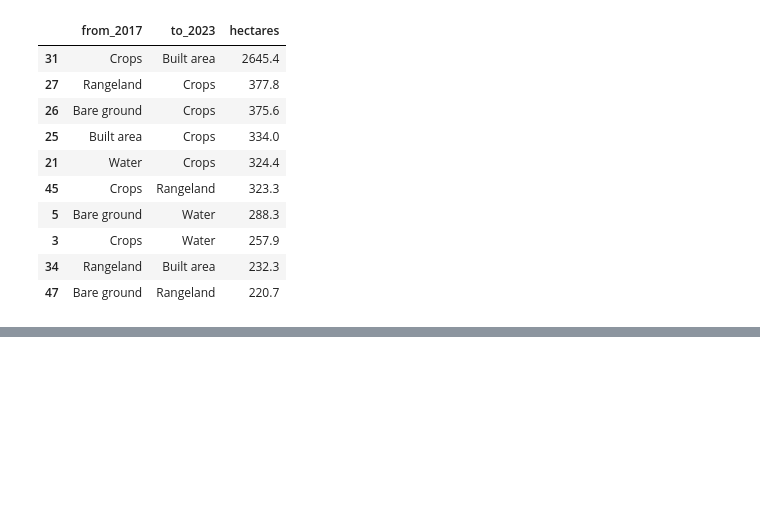
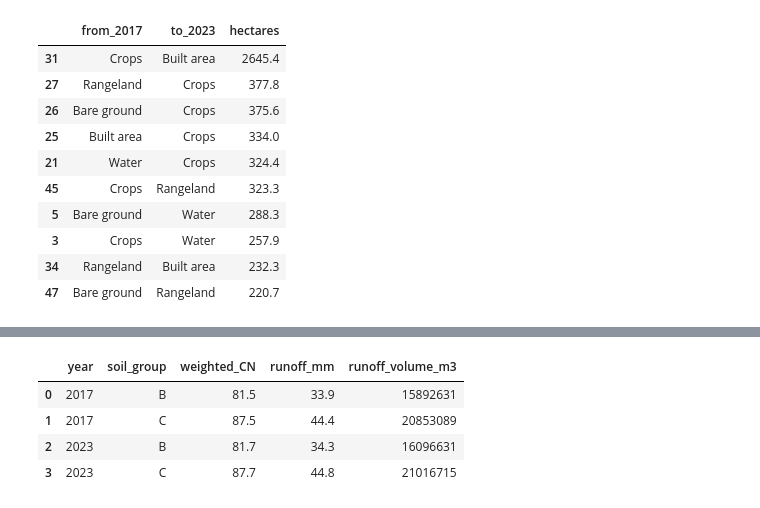
Before and after one commit to abeera-ahmed/landcover-change-explorer, a Jupyter notebook: landcover_change.ipynb, the cells around one changed output, grey strips where cells are left out. Cells and saved outputs as stored; diff of their text form; code cells hidden in the pictures; blank space fills up the shorter version.

```diff
--- a/landcover_change.ipynb
+++ b/landcover_change.ipynb
@@ -181,0 +261,38 @@ conversions
+# %%
+cn_table = {      # class code: (CN for soil group B, CN for soil group C)
+    1: (98, 98),  # Water
+    2: (55, 70),  # Trees: woods, good condition
+    4: (98, 98),  # Flooded vegetation: treated as a saturated surface
+    5: (78, 85),  # Crops: row crops, straight row, good condition
+    7: (85, 90),  # Built area: residential, 1/8 acre lots (65% impervious)
+    8: (86, 91),  # Bare ground: fallow, bare soil
+    11: (69, 79), # Rangeland: pasture, fair condition
+}
+storm_mm = 75     # illustrative storm depth, in mm
+
+def runoff_mm(P, CN):
+    S = 25400 / CN - 254
+    Ia = 0.2 * S
+    return (P - Ia) ** 2 / (P + 0.8 * S) if P > Ia else 0.0
+
+rows = []
+for year in years:
+    counts = pd.Series(lulc[year].values.ravel()).value_counts()
+    area_ha = {code: counts.get(code, 0) / 100 for code in cn_table}
+    total = sum(area_ha.values())
+    for g, soil in enumerate(["B", "C"]):
+        cn = sum(area_ha[c] * cn_table[c][g] for c in cn_table) / total
+        q = sum(area_ha[c] * runoff_mm(storm_mm, cn_table[c][g]) for c in cn_table) / total
+        rows.append({"year": year, "soil_group": soil,
+                     "weighted_CN": round(cn, 1),
+                     "runoff_mm": round(q, 1),
+                     "runoff_volume_m3": round(q / 1000 * total * 10000)})
+
+runoff = pd.DataFrame(rows)
+runoff
+# %% [output]
+|  | year | soil_group | weighted_CN | runoff_mm | runoff_volume_m3 |
+| 0 | 2017 | B | 81.5 | 33.9 | 15892631 |
+| 1 | 2017 | C | 87.5 | 44.4 | 20853089 |
+| 2 | 2023 | B | 81.7 | 34.3 | 16096631 |
+| 3 | 2023 | C | 87.7 | 44.8 | 21016715 |
```
Also changed, not shown: parts of 16 cells of this notebook, 3 other files.
